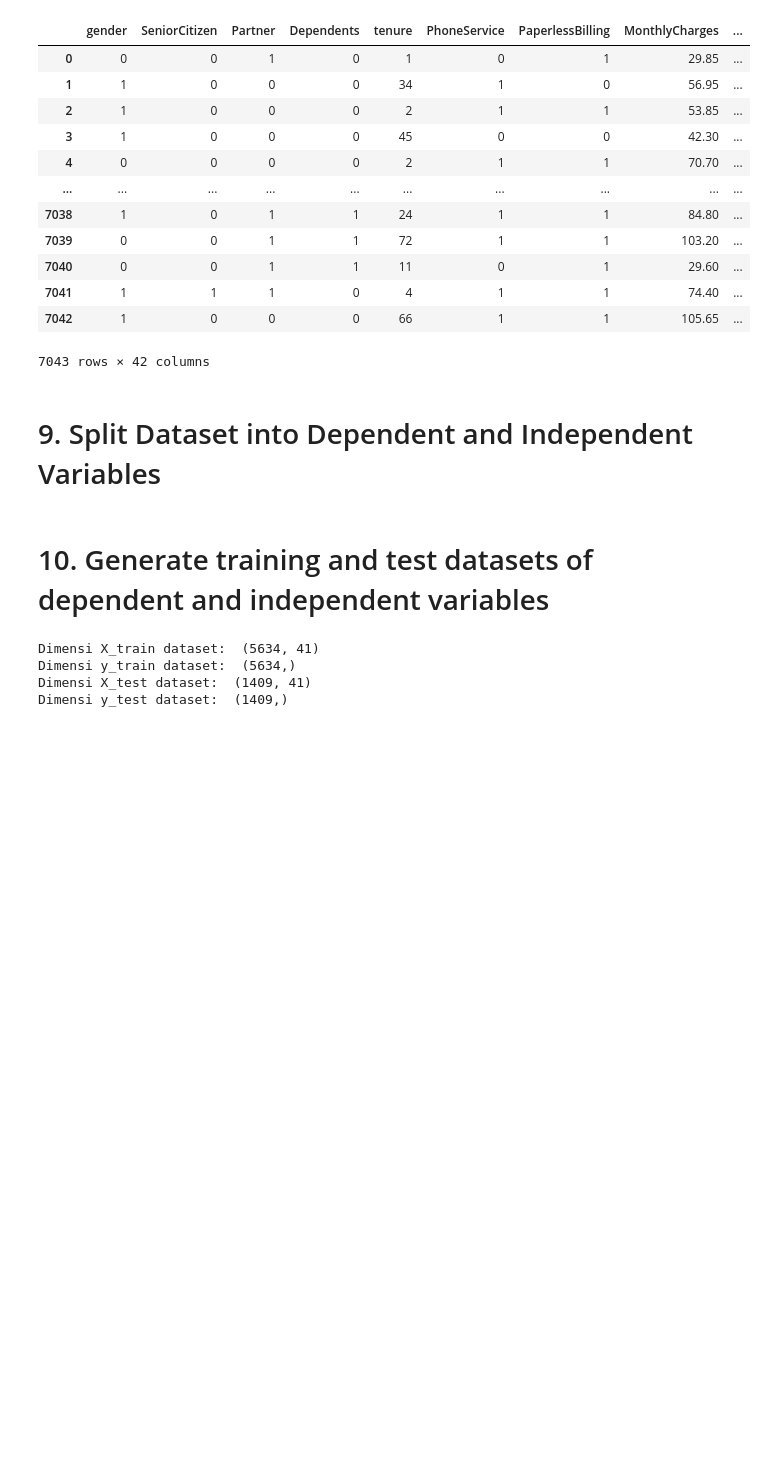
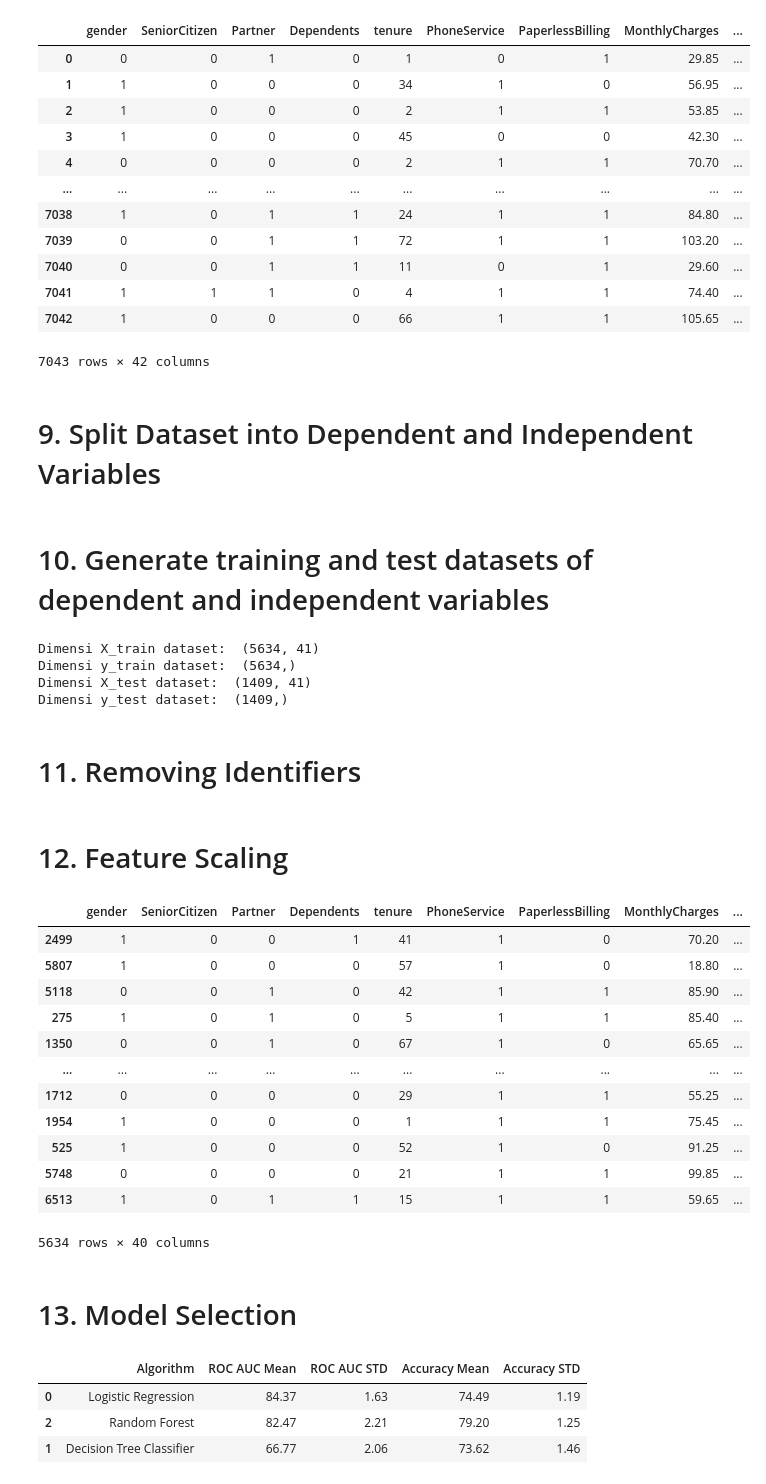
Before and after one commit to KhadafiZubaidiDev/my-projects, a Jupyter notebook: classification-project/main.ipynb, the cells around one changed output. Cells and saved outputs as stored; diff of their text form; code cells hidden in the pictures; blank space fills up the shorter version.

Commit message:
Add Model Selection in Classification Project

```diff
--- a/classification-project/main.ipynb
+++ b/classification-project/main.ipynb
@@ -590,3 +590,33 @@ Dimensi X_train dataset:  (5634, 41)
 Dimensi y_train dataset:  (5634,)
 Dimensi X_test dataset:  (1409, 41)
 Dimensi y_test dataset:  (1409,)
+# %% [markdown]
+# 11. Removing Identifiers
+# %%
+# Step 11: Removing Identifiers-------------------------------------------------------------------
+
+train_identity = X_train['customerID']
+X_train = X_train.drop(columns = ['customerID'])
+
+test_identity = X_test['customerID']
+X_test = X_test.drop(columns = ['customerID'])
+# %% [markdown]
+# 12. Feature Scaling
+# %%
+X_train
+# %% [output]
+|  | gender | SeniorCitizen | Partner | Dependents | tenure | PhoneService | PaperlessBilling | MonthlyCharges | ... |
+| 2499 | 1 | 0 | 0 | 1 | 41 | 1 | 0 | 70.20 | ... |
+| 5807 | 1 | 0 | 0 | 0 | 57 | 1 | 0 | 18.80 | ... |
+| 5118 | 0 | 0 | 1 | 0 | 42 | 1 | 1 | 85.90 | ... |
+| 275 | 1 | 0 | 1 | 0 | 5 | 1 | 1 | 85.40 | ... |
+| 1350 | 0 | 0 | 1 | 0 | 67 | 1 | 0 | 65.65 | ... |
+| ... | ... | ... | ... | ... | ... | ... | ... | ... | ... |
+| 1712 | 0 | 0 | 0 | 0 | 29 | 1 | 1 | 55.25 | ... |
+| 1954 | 1 | 0 | 0 | 0 | 1 | 1 | 1 | 75.45 | ... |
+| 525 | 1 | 0 | 0 | 0 | 52 | 1 | 0 | 91.25 | ... |
+| 5748 | 0 | 0 | 0 | 0 | 21 | 1 | 1 | 99.85 | ... |
+| 6513 | 1 | 0 | 1 | 1 | 15 | 1 | 1 | 59.65 | ... |
+5634 rows × 40 columns
+# %% [markdown]
+# 13. Model Selection
@@ -592,0 +634,40 @@ Dimensi y_test dataset:  (1409,)
+# %%
+#Evaluating Model Results:
+
+
+acc_results = []
+auc_results = []
+names = []
+# set table to table to populate with performance results
+col = ['Algorithm', 'ROC AUC Mean', 'ROC AUC STD',
+       'Accuracy Mean', 'Accuracy STD']
+
+model_results = pd.DataFrame(columns=col)
+i = 0
+# evaluate each model using k-fold cross-validation
+for name, model in models:
+    kfold = model_selection.KFold(n_splits=10)  # 10-fold cross-validation
+
+    cv_acc_results = model_selection.cross_val_score(  # accuracy scoring
+        model, X_train, y_train, cv=kfold, scoring='accuracy')
+
+    cv_auc_results = model_selection.cross_val_score(  # roc_auc scoring
+        model, X_train, y_train, cv=kfold, scoring='roc_auc')
+
+    acc_results.append(cv_acc_results)
+    auc_results.append(cv_auc_results)
+    names.append(name)
+    model_results.loc[i] = [name,
+                         round(cv_auc_results.mean()*100, 2),
+                         round(cv_auc_results.std()*100, 2),
+                         round(cv_acc_results.mean()*100, 2),
+                         round(cv_acc_results.std()*100, 2)
+                         ]
+    i += 1
+
+model_results.sort_values(by=['ROC AUC Mean'], ascending=False)
+# %% [output]
+|  | Algorithm | ROC AUC Mean | ROC AUC STD | Accuracy Mean | Accuracy STD |
+| 0 | Logistic Regression | 84.37 | 1.63 | 74.49 | 1.19 |
+| 2 | Random Forest | 82.47 | 2.21 | 79.20 | 1.25 |
+| 1 | Decision Tree Classifier | 66.77 | 2.06 | 73.62 | 1.46 |
```
Also changed, not shown: parts of 3 cells of this notebook.
